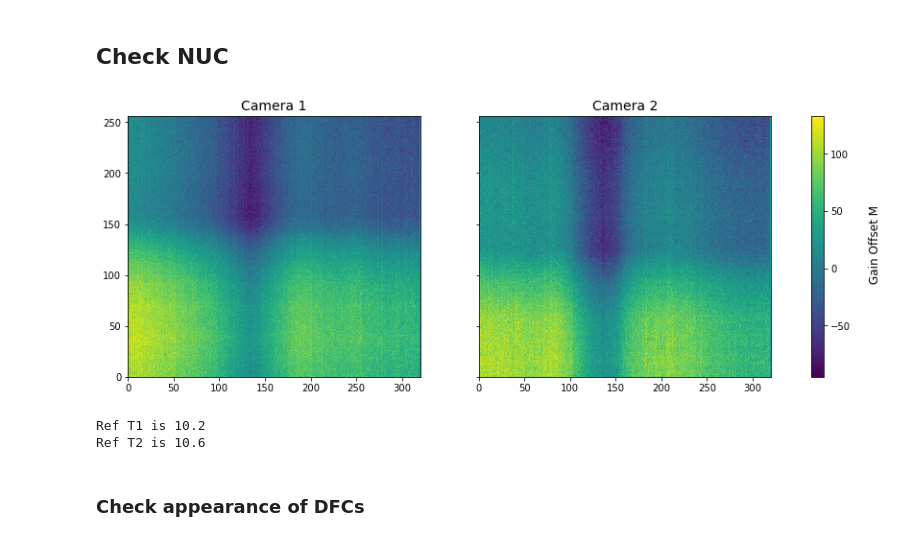
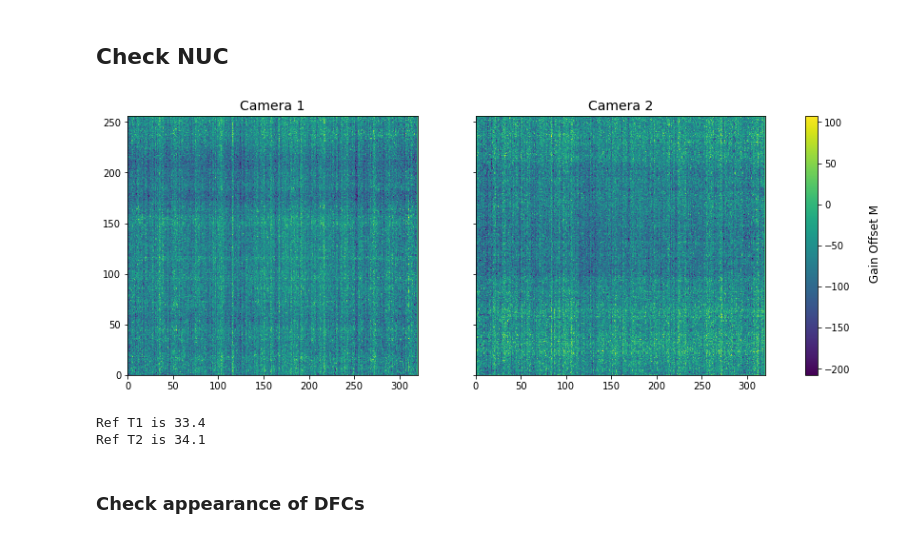
Before and after one commit to Polarization-Lab/IRCSP-Payload, a Jupyter notebook: DataManagement/process_capture_data.ipynb, the cells around one changed output. Drawn from its saved outputs; the diff is of its cells as text; code cells hidden in the pictures.

```diff
--- a/DataManagement/process_capture_data.ipynb
+++ b/DataManagement/process_capture_data.ipynb
@@ -50,7 +42,7 @@ view_angle = np.round(np.linspace(-HFOV,HFOV,ymax2-ymin2))
 '''LOAD slope from 2 point NUC'''
 #choose filepath to desired data
 save_path =   '/Volumes/KESU/calibration_files/'
-name =  "NUC0519polarized.h5"
+name =  "NUC.h5"
 
 hf = h5py.File(save_path+name, 'r')
 M1 = hf.get('M1')
@@ -64,32 +56,32 @@ ROI2 = hf.get('ROI2')
 # %%
 #plot DFCs, check appearance
 fig, axes = plt.subplots(nrows=1, ncols=2, figsize=(15, 5),sharey = True)
 p1 = axes[0].pcolormesh(M1,shading = 'auto')
 axes[0].set_title('Camera 1',fontsize = 14)
 
 p2 = axes[1].pcolormesh(M2,shading = 'auto')
 axes[1].set_title('Camera 2',fontsize = 14)
-cbar = fig.colorbar(p1, ax=axes.ravel().tolist())
+cbar = fig.colorbar(p2, ax=axes.ravel().tolist())
 cbar.ax.set_ylabel('\n Gain Offset M',fontsize = 12)
 
 plt.show()
 # %% [output]
-[figure, old version]
+[figure, new version]
 # %%
 #first, determine reference temp for each camera
-ref_name  = '30C.h5'
-dark_name = '30Cdark.h5'
-pn = '/Volumes/KESU/may19/LUTS/'
+ref_name  = '70C.h5'
+dark_name = 'dark.h5'
+pn = '/Volumes/KESU/mar26/'
 
 tref1, tref2 = determine_reference(pn,ref_name )
 
 '''determine DFC'''
 df_dark = create_LUT_df(pn,dark_name)
 df_ref = create_LUT_df(pn,ref_name)
-tref1,tref2,D1,D2 = determine_dark(df_dark,df_ref,M1,M2)
+tref1,tref2,D1,D2 = determine_dark(df_dark,df_ref,0,0)
 # %% [output]
-Ref T1 is 10.2
-Ref T2 is 10.6
+Ref T1 is 33.4
+Ref T2 is 34.1
 # %% [markdown]
 ### Check appearance of DFCs
 # %%
```
Also changed, not shown: parts of 31 cells of this notebook, 7 other files.
